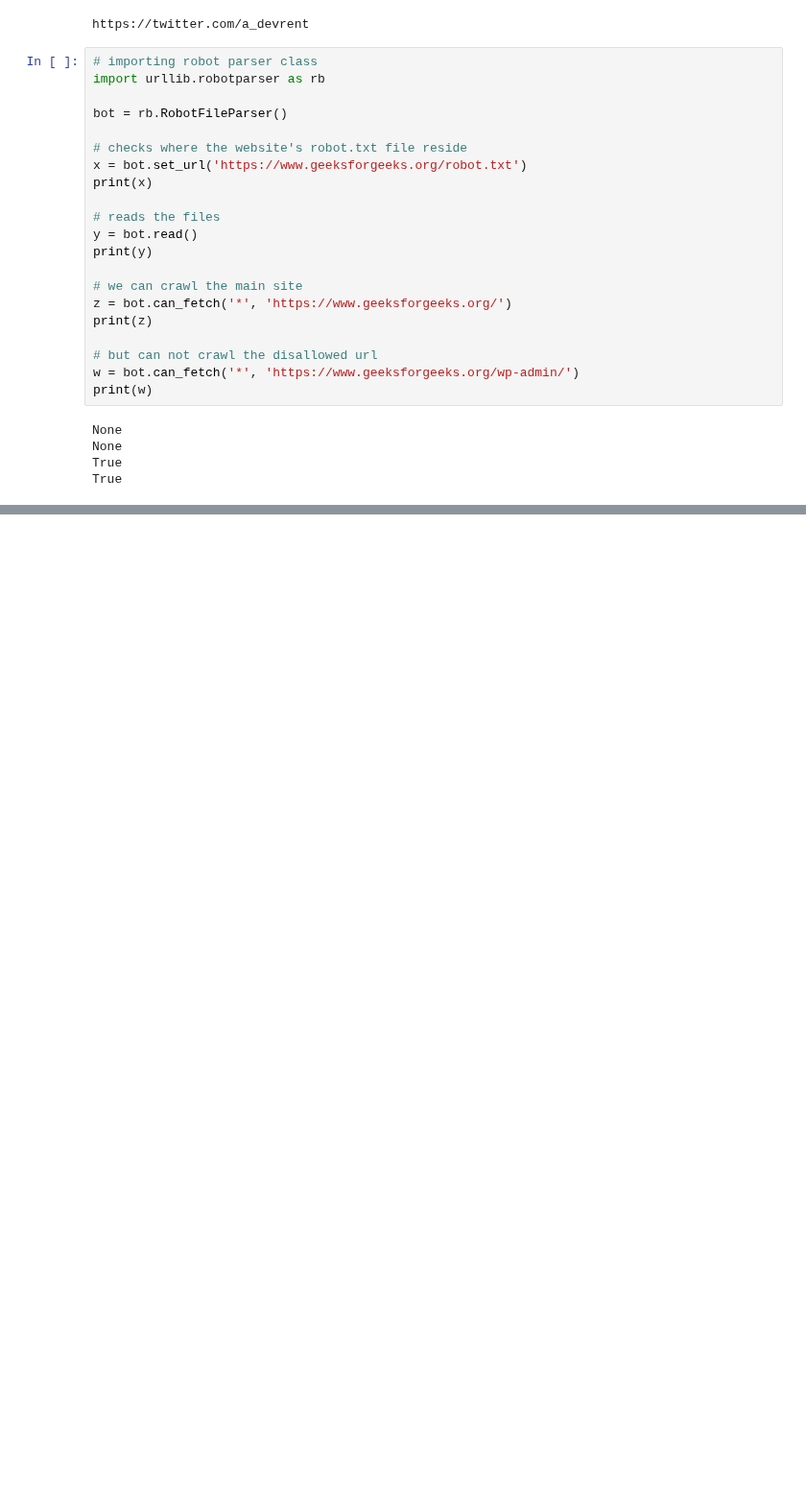
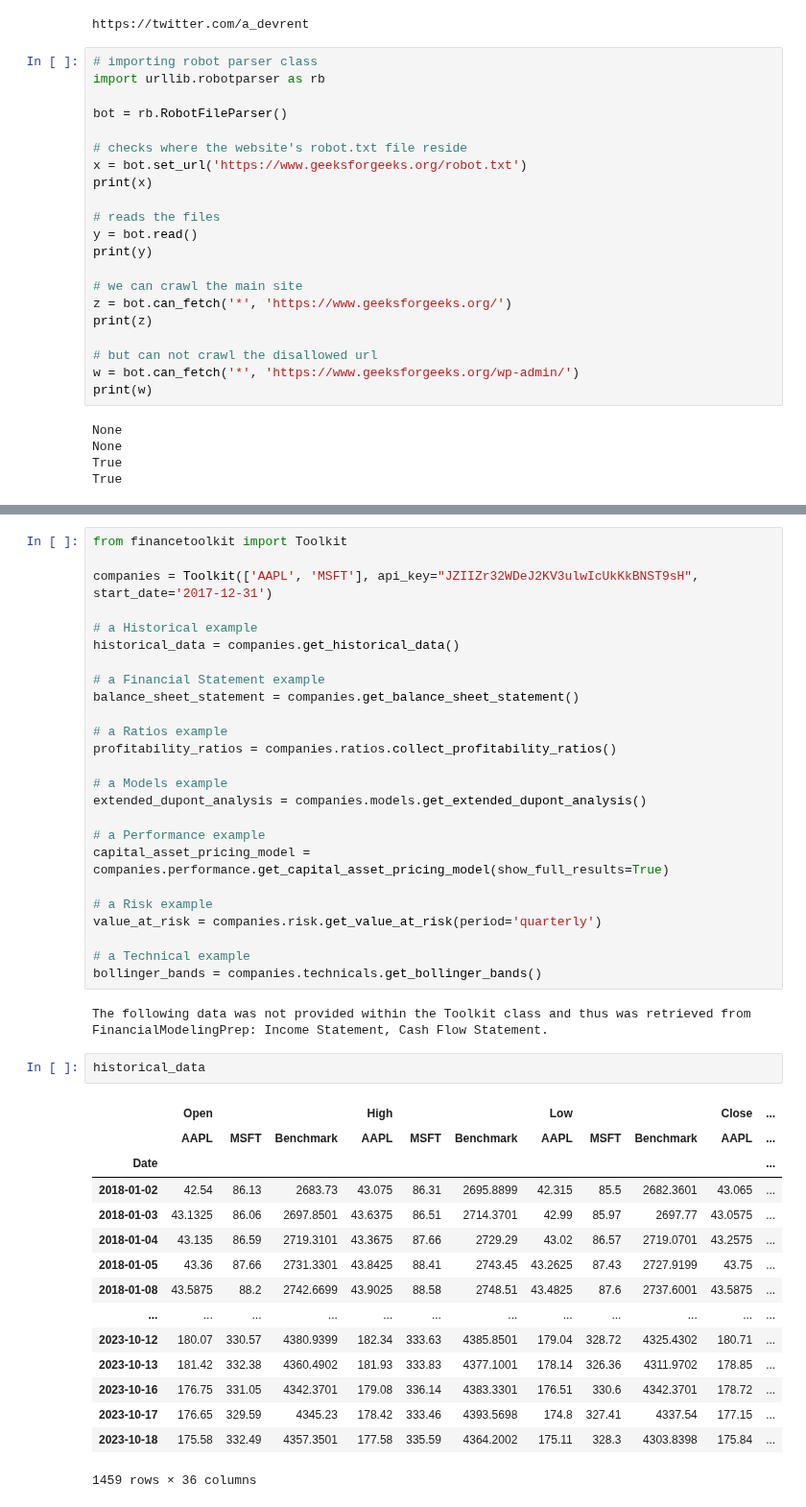
Before and after one commit to adevrent/wqu_mscfe, a Jupyter notebook: Financial Data/M6/L4.ipynb, the cells around one changed output, grey strips where cells are left out. Shown at 96% size. Drawn from its saved outputs; the diff is of its cells as text; blank space fills up the shorter version.

```diff
--- a/Financial Data/M6/L4.ipynb
+++ b/Financial Data/M6/L4.ipynb
@@ -75,0 +85,45 @@ https://pressbooks.rampages.us/businessfoundation/chapter/12-8/
+# %%
+from financetoolkit import Toolkit
+
+companies = Toolkit(['AAPL', 'MSFT'], api_key="JZIIZr32WDeJ2KV3ulwIcUkKkBNST9sH", start_date='2017-12-31')
+
+# a Historical example
+historical_data = companies.get_historical_data()
+
+# a Financial Statement example
+balance_sheet_statement = companies.get_balance_sheet_statement()
+
+# a Ratios example
+profitability_ratios = companies.ratios.collect_profitability_ratios()
+
+# a Models example
+extended_dupont_analysis = companies.models.get_extended_dupont_analysis()
+
+# a Performance example
+capital_asset_pricing_model = companies.performance.get_capital_asset_pricing_model(show_full_results=True)
+
+# a Risk example
+value_at_risk = companies.risk.get_value_at_risk(period='quarterly')
+
+# a Technical example
+bollinger_bands = companies.technicals.get_bollinger_bands()
+# %% [output]
+The following data was not provided within the Toolkit class and thus was retrieved from FinancialModelingPrep: Income Statement, Cash Flow Statement.
+# %%
+historical_data
+# %% [output]
+|  | Open |  |  | High |  |  | Low |  |  | Close | ... |
+|  | AAPL | MSFT | Benchmark | AAPL | MSFT | Benchmark | AAPL | MSFT | Benchmark | AAPL | ... |
+| Date |  |  |  |  |  |  |  |  |  |  | ... |
+| 2018-01-02 | 42.54 | 86.13 | 2683.73 | 43.075 | 86.31 | 2695.8899 | 42.315 | 85.5 | 2682.3601 | 43.065 | ... |
+| 2018-01-03 | 43.1325 | 86.06 | 2697.8501 | 43.6375 | 86.51 | 2714.3701 | 42.99 | 85.97 | 2697.77 | 43.0575 | ... |
+| 2018-01-04 | 43.135 | 86.59 | 2719.3101 | 43.3675 | 87.66 | 2729.29 | 43.02 | 86.57 | 2719.0701 | 43.2575 | ... |
+| 2018-01-05 | 43.36 | 87.66 | 2731.3301 | 43.8425 | 88.41 | 2743.45 | 43.2625 | 87.43 | 2727.9199 | 43.75 | ... |
+| 2018-01-08 | 43.5875 | 88.2 | 2742.6699 | 43.9025 | 88.58 | 2748.51 | 43.4825 | 87.6 | 2737.6001 | 43.5875 | ... |
+| ... | ... | ... | ... | ... | ... | ... | ... | ... | ... | ... | ... |
+| 2023-10-12 | 180.07 | 330.57 | 4380.9399 | 182.34 | 333.63 | 4385.8501 | 179.04 | 328.72 | 4325.4302 | 180.71 | ... |
+| 2023-10-13 | 181.42 | 332.38 | 4360.4902 | 181.93 | 333.83 | 4377.1001 | 178.14 | 326.36 | 4311.9702 | 178.85 | ... |
+| 2023-10-16 | 176.75 | 331.05 | 4342.3701 | 179.08 | 336.14 | 4383.3301 | 176.51 | 330.6 | 4342.3701 | 178.72 | ... |
+| 2023-10-17 | 176.65 | 329.59 | 4345.23 | 178.42 | 333.46 | 4393.5698 | 174.8 | 327.41 | 4337.54 | 177.15 | ... |
+| 2023-10-18 | 175.58 | 332.49 | 4357.3501 | 177.58 | 335.59 | 4364.2002 | 175.11 | 328.3 | 4303.8398 | 175.84 | ... |
+1459 rows × 36 columns
```
Also changed, not shown: parts of 7 cells of this notebook.
